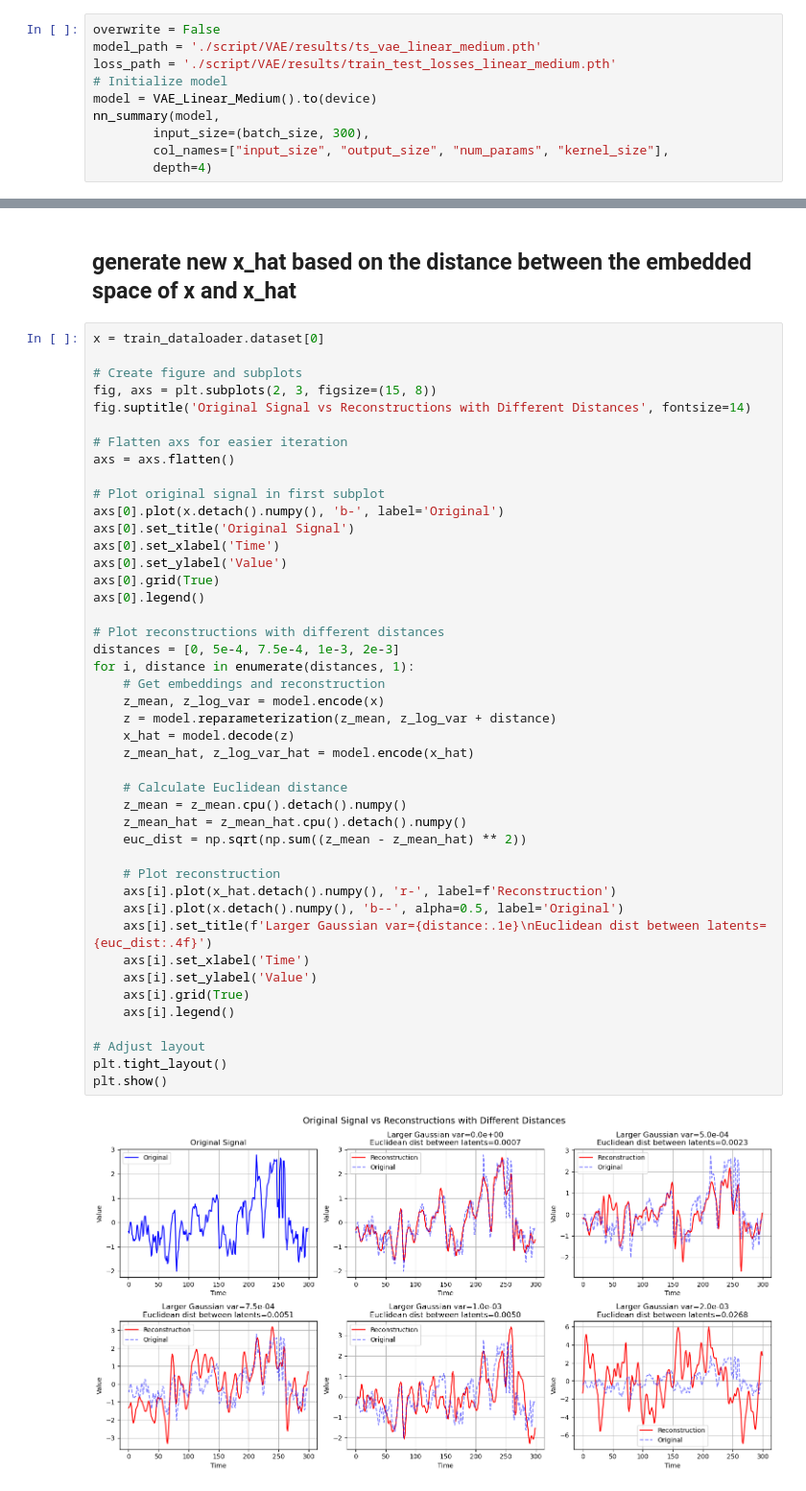
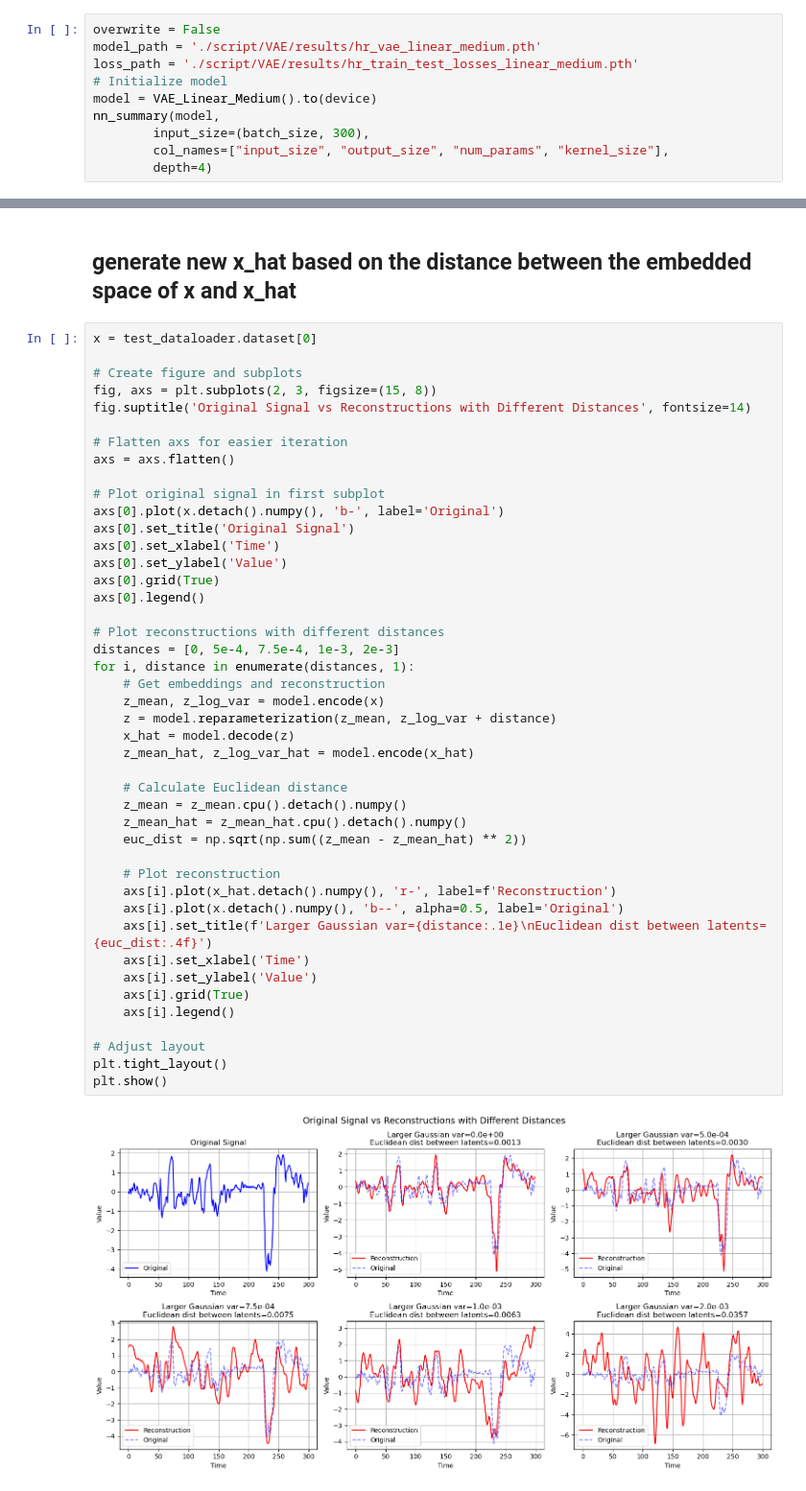
Before and after one commit to JiaxingQiu/llm_nicu_vitalsigns, a Jupyter notebook: script/VAE/main_linear_medium.ipynb, the cells around one changed output, grey strips where cells are left out. Shown at 96% size. Saved outputs shown, nothing was run; the diff lists cells and outputs as text.

```diff
--- a/script/VAE/main_linear_medium.ipynb
+++ b/script/VAE/main_linear_medium.ipynb
@@ -18,8 +18,8 @@ train_dataloader, test_dataloader, df_scaled, df = prepare_data(data_path, batch
 [figure]
 # %%
 overwrite = False
-model_path = './script/VAE/results/ts_vae_linear_medium.pth'
-loss_path = './script/VAE/results/train_test_losses_linear_medium.pth'
+model_path = './script/VAE/results/hr_vae_linear_medium.pth'
+loss_path = './script/VAE/results/hr_train_test_losses_linear_medium.pth'
 # Initialize model
 model = VAE_Linear_Medium().to(device)
 nn_summary(model,
@@ -114,7 +114,7 @@ plt.show()
 # %% [markdown]
 ## generate new x_hat based on the distance between the embedded space of x and x_hat
 # %%
-x = train_dataloader.dataset[0]
+x = test_dataloader.dataset[0]
 
 # Create figure and subplots
 fig, axs = plt.subplots(2, 3, figsize=(15, 8))
@@ -131,31 +131,31 @@ axs[0].set_ylabel('Value')
 axs[0].grid(True)
 axs[0].legend()
 
 # Plot reconstructions with different distances
 distances = [0, 5e-4, 7.5e-4, 1e-3, 2e-3]
 for i, distance in enumerate(distances, 1):
     # Get embeddings and reconstruction
     z_mean, z_log_var = model.encode(x)
     z = model.reparameterization(z_mean, z_log_var + distance)
     x_hat = model.decode(z)
     z_mean_hat, z_log_var_hat = model.encode(x_hat)
 
     # Calculate Euclidean distance
     z_mean = z_mean.cpu().detach().numpy()
     z_mean_hat = z_mean_hat.cpu().detach().numpy()
     euc_dist = np.sqrt(np.sum((z_mean - z_mean_hat) ** 2))
 
     # Plot reconstruction
     axs[i].plot(x_hat.detach().numpy(), 'r-', label=f'Reconstruction')
     axs[i].plot(x.detach().numpy(), 'b--', alpha=0.5, label='Original')
     axs[i].set_title(f'Larger Gaussian var={distance:.1e}\nEuclidean dist between latents={euc_dist:.4f}')
     axs[i].set_xlabel('Time')
     axs[i].set_ylabel('Value')
     axs[i].grid(True)
     axs[i].legend()
 
 # Adjust layout
 plt.tight_layout()
 plt.show()
 # %% [output]
-[figure, old version]
+[figure, new version]
```
Also changed, not shown: parts of 1 cell of this notebook, 6 other files.
